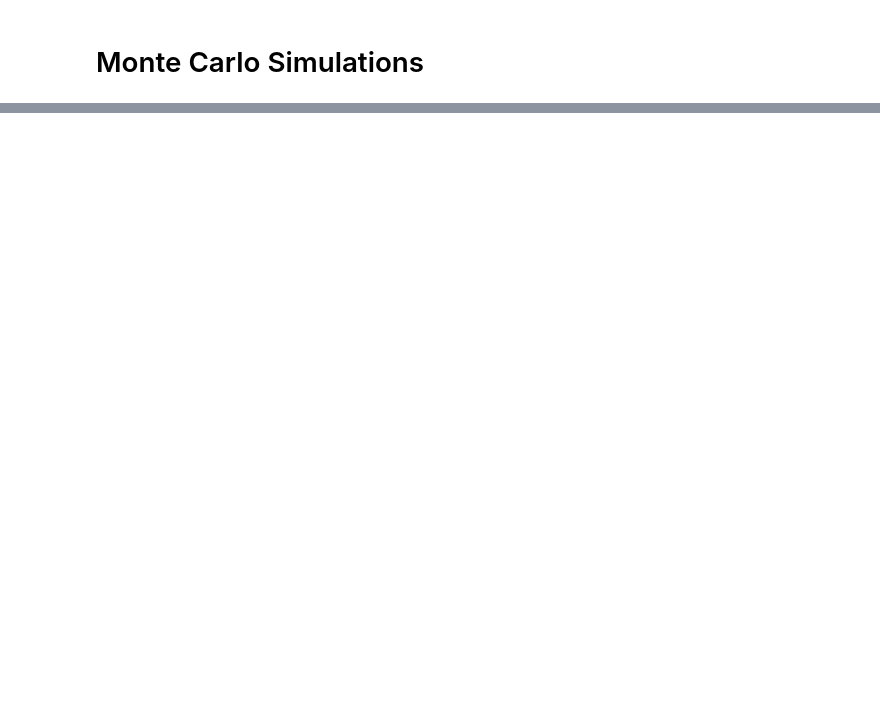
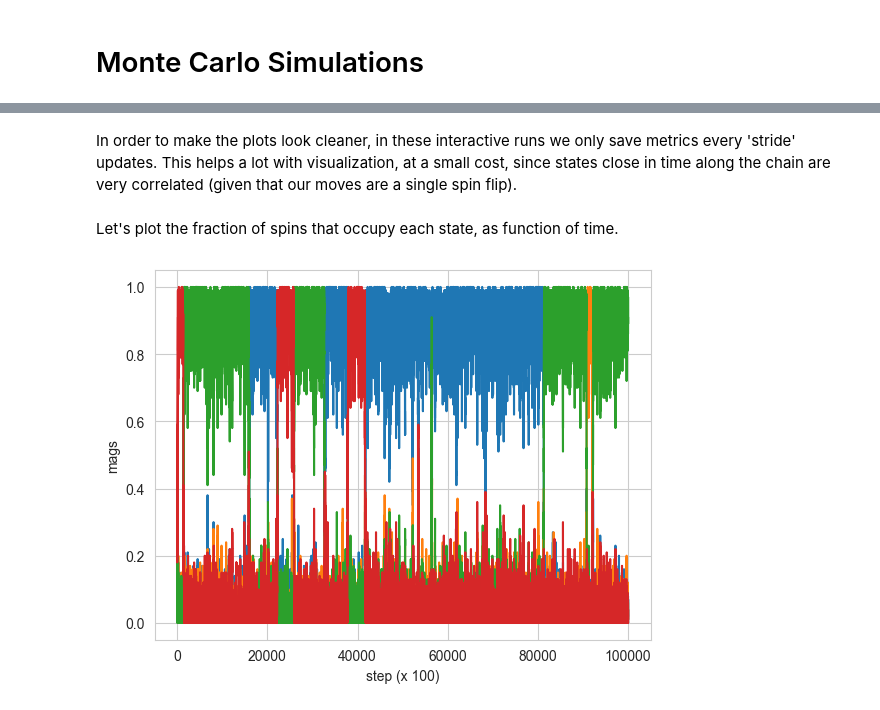
Before and after one commit to DarioFi/Potts-model-phase-transitions, a Jupyter notebook: mattia.ipynb, the cells around one changed output, grey strips where cells are left out. Cells and saved outputs as stored; diff of their text form; code cells hidden in the pictures; blank space fills up the shorter version.

```diff
--- a/mattia.ipynb
+++ b/mattia.ipynb
@@ -32,0 +262,25 @@ q = 4. high and low temperature. close and far from critical temperature. plot s
+# %% [markdown]
+In order to make the plots look cleaner, in these interactive runs we only save metrics every 'stride' updates. This helps a lot with visualization, at a small cost, since states close in time along the chain are very correlated (given that our moves are a single spin flip).
+# %%
+L = 10
+N = L**2
+q = 4
+t = 0.88
+nstep = 10**7
+burnin = 0
+stride = 100
+
+MCMC(L, q, t, nstep, burnin, J, stride)
+# %% [markdown]
+Let's plot the fraction of spins that occupy each state, as function of time.
+# %%
+mag_history = mag_historys[t]
+
+# print magnetization evolution in time
+for i in range(q):
+    plt.plot(mag_historys[t][:, i] / N, label=i)
+plt.xlabel(f'step (x {stride})')
+plt.ylabel('mags')
+plt.show()
+# %% [output]
+[figure, added]
```
Also changed, not shown: parts of 31 cells of this notebook.
